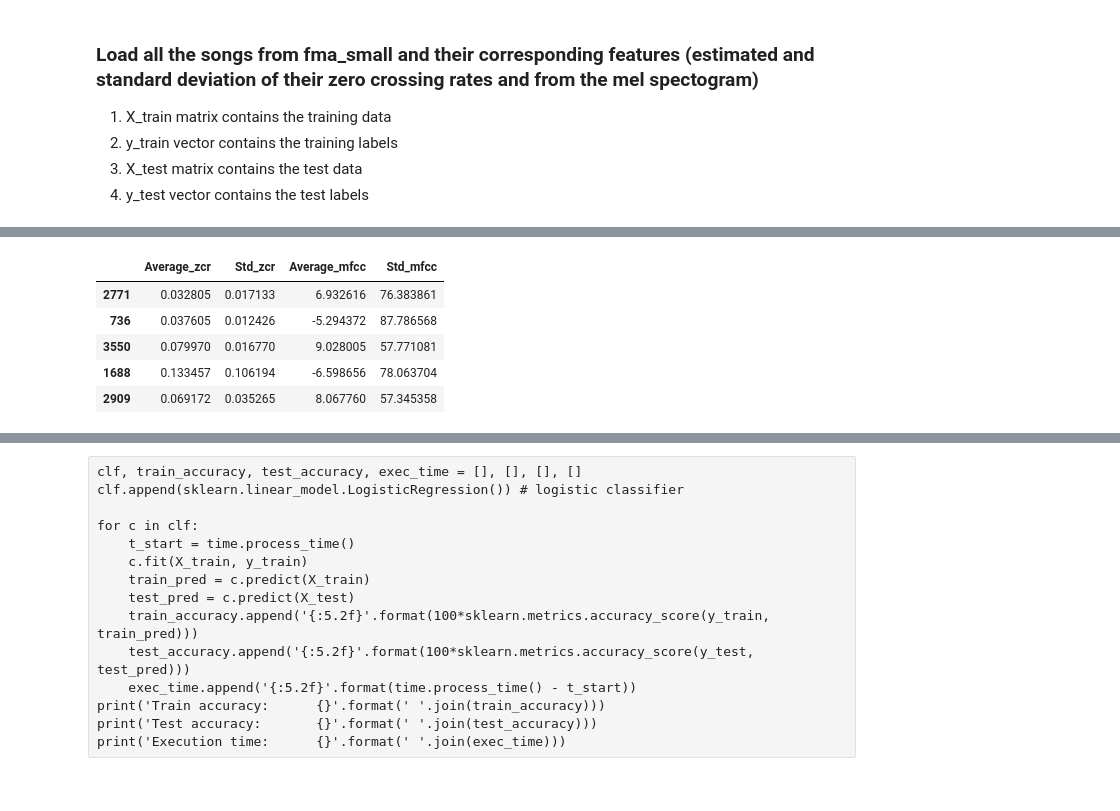
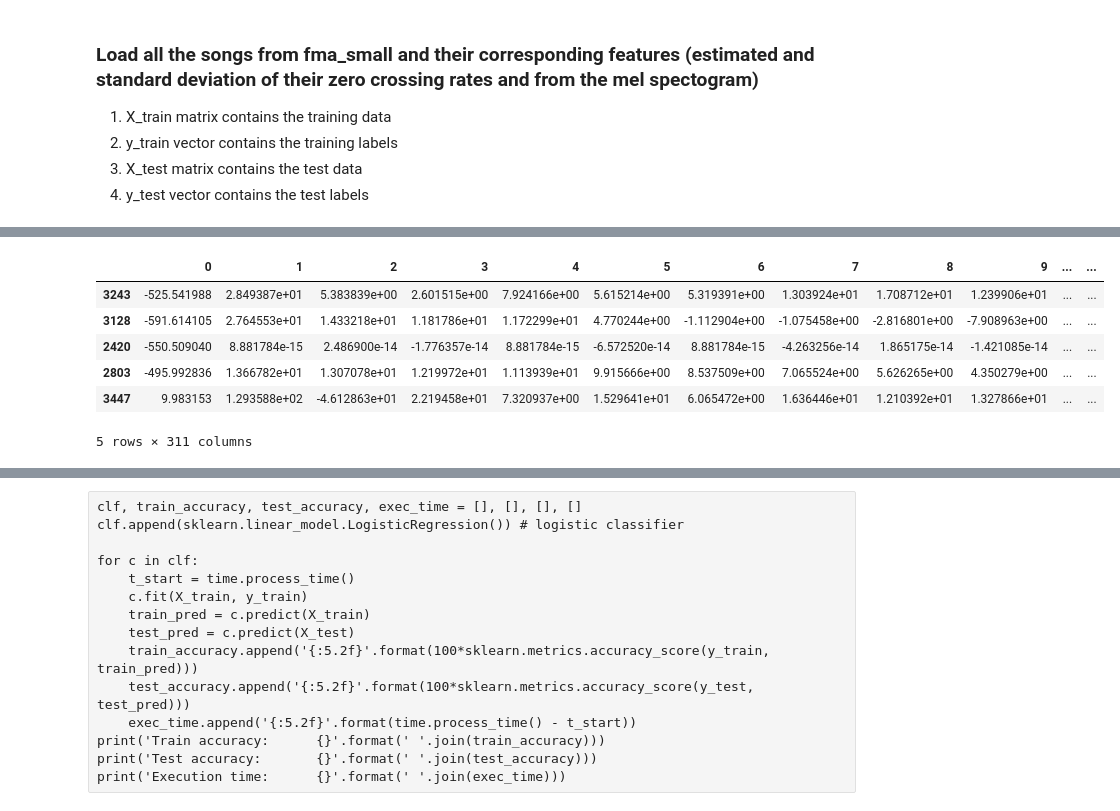
Before and after one commit to Chibukach/mir-fma, a Jupyter notebook: MachineLearning.ipynb, the cells around one changed output, grey strips where cells are left out. Cells and saved outputs as stored; diff of their text form; code cells hidden in the pictures.

```diff
--- a/MachineLearning.ipynb
+++ b/MachineLearning.ipynb
@@ -61,13 +67,14 @@ Name: Encoded_Genre, dtype: float64
-# %%
-X = df[['Average_zcr','Std_zcr','Average_mfcc','Std_mfcc']]
-X.head()
-# %% [output]
-|  | Average_zcr | Std_zcr | Average_mfcc | Std_mfcc |
-| 2771 | 0.032805 | 0.017133 | 6.932616 | 76.383861 |
-| 736 | 0.037605 | 0.012426 | -5.294372 | 87.786568 |
-| 3550 | 0.079970 | 0.016770 | 9.028005 | 57.771081 |
-| 1688 | 0.133457 | 0.106194 | -6.598656 | 78.063704 |
-| 2909 | 0.069172 | 0.035265 | 8.067760 | 57.345358 |
+# %%
+X = df[list(range(df.shape[1]-2))]
+X.head()
+# %% [output]
+|  | 0 | 1 | 2 | 3 | 4 | 5 | 6 | 7 | 8 | 9 | ... | ... |
+| 3243 | -525.541988 | 2.849387e+01 | 5.383839e+00 | 2.601515e+00 | 7.924166e+00 | 5.615214e+00 | 5.319391e+00 | 1.303924e+01 | 1.708712e+01 | 1.239906e+01 | ... | ... |
+| 3128 | -591.614105 | 2.764553e+01 | 1.433218e+01 | 1.181786e+01 | 1.172299e+01 | 4.770244e+00 | -1.112904e+00 | -1.075458e+00 | -2.816801e+00 | -7.908963e+00 | ... | ... |
+| 2420 | -550.509040 | 8.881784e-15 | 2.486900e-14 | -1.776357e-14 | 8.881784e-15 | -6.572520e-14 | 8.881784e-15 | -4.263256e-14 | 1.865175e-14 | -1.421085e-14 | ... | ... |
+| 2803 | -495.992836 | 1.366782e+01 | 1.307078e+01 | 1.219972e+01 | 1.113939e+01 | 9.915666e+00 | 8.537509e+00 | 7.065524e+00 | 5.626265e+00 | 4.350279e+00 | ... | ... |
+| 3447 | 9.983153 | 1.293588e+02 | -4.612863e+01 | 2.219458e+01 | 7.320937e+00 | 1.529641e+01 | 6.065472e+00 | 1.636446e+01 | 1.210392e+01 | 1.327866e+01 | ... | ... |
+5 rows × 311 columns
 # %%
 X_train, X_test, y_train, y_test = train_test_split(X, y, test_size=0.33, random_state=42)
 print('X_train size=',X_train.shape)
```
Also changed, not shown: parts of 11 cells of this notebook, 4 other files.
